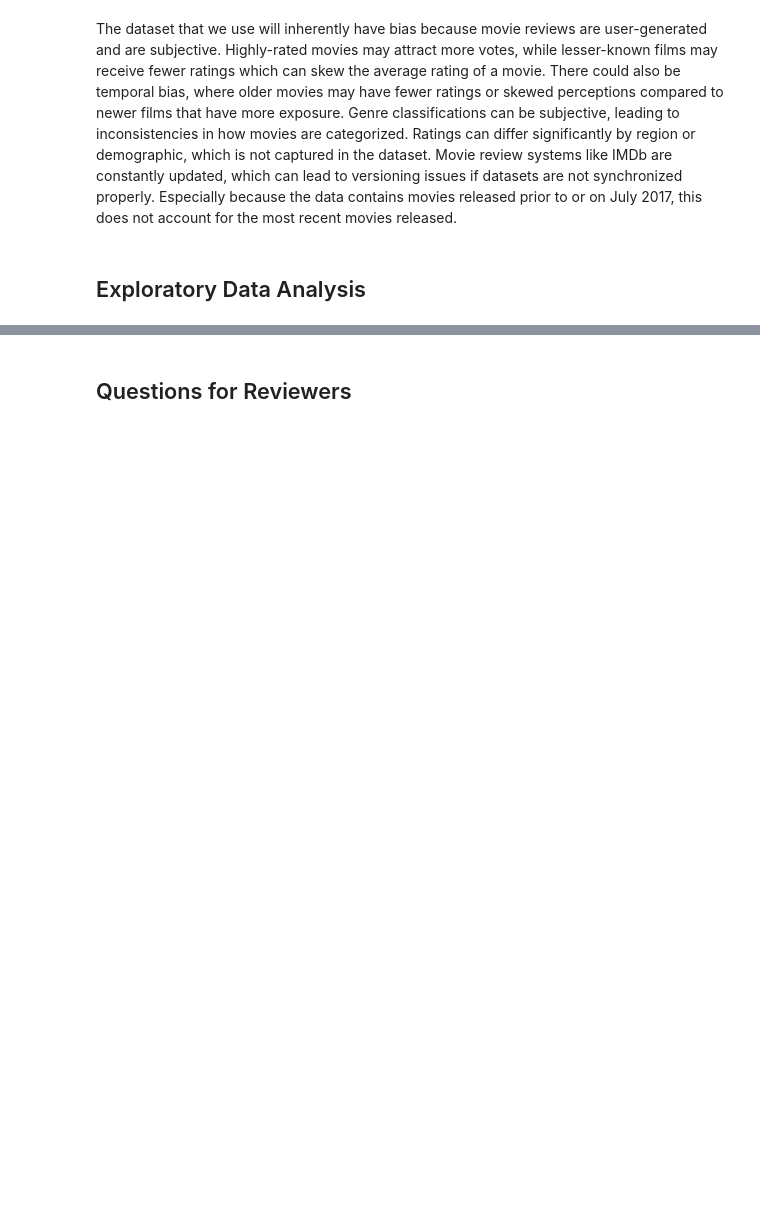
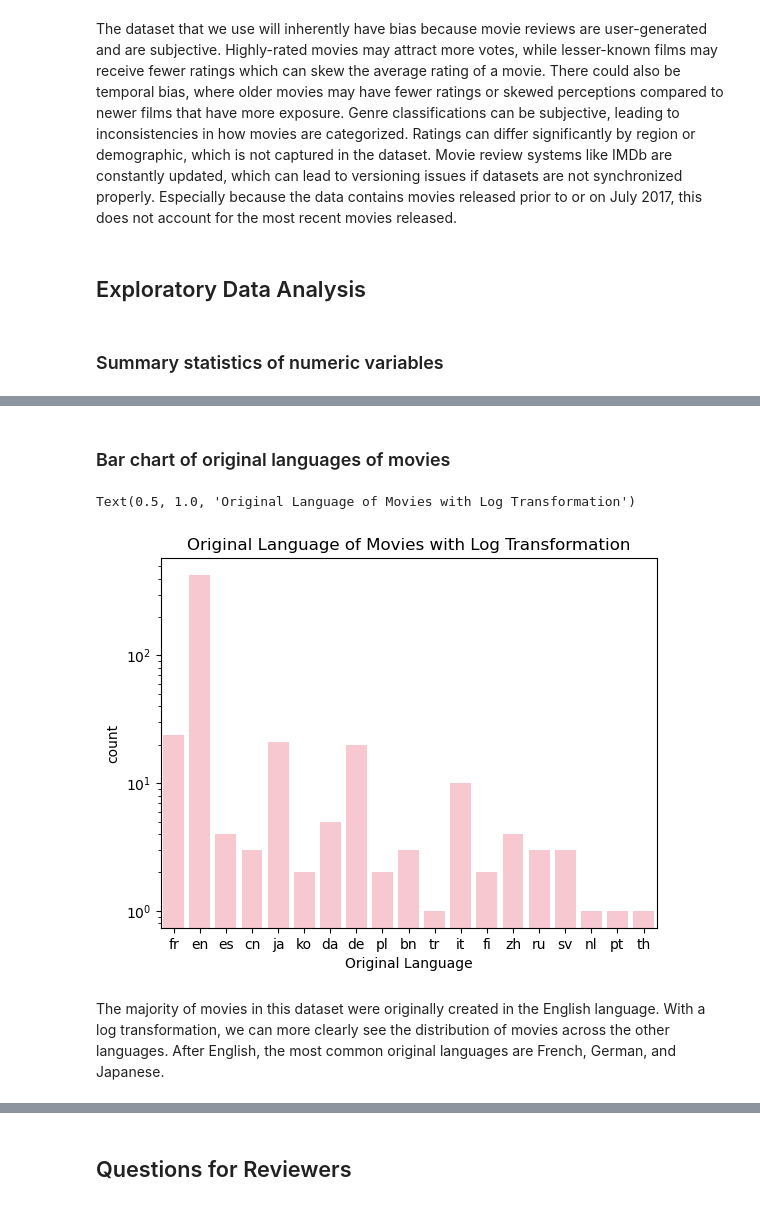
Before and after one commit to ay283/info2950_project, a Jupyter notebook: Phase2.ipynb, the cells around one changed output, grey strips where cells are left out. Drawn from its saved outputs; the diff is of its cells as text; code cells hidden in the pictures; blank space fills up the shorter version.

```diff
--- a/Phase2.ipynb
+++ b/Phase2.ipynb
@@ -162,4 +166,6 @@ https://grouplens.org/datasets/movielens/latest/
 The dataset that we use will inherently have bias because movie reviews are user-generated and are subjective. Highly-rated movies may attract more votes, while lesser-known films may receive fewer ratings which can skew the average rating of a movie. There could also be temporal bias, where older movies may have fewer ratings or skewed perceptions compared to newer films that have more exposure. Genre classifications can be subjective, leading to inconsistencies in how movies are categorized. Ratings can differ significantly by region or demographic, which is not captured in the dataset. Movie review systems like IMDb are constantly updated, which can lead to versioning issues if datasets are not synchronized properly. Especially because the data contains movies released prior to or on July 2017, this does not account for the most recent movies released.
 # %% [markdown]
 ## Exploratory Data Analysis
+# %% [markdown]
+### Summary statistics of numeric variables
 # %%
@@ -174,3 +182,15 @@ data[['budget', 'popularity', 'revenue', 'runtime', 'vote_average', 'vote_count'
 | 50% | 6.000000e+06 | 9.356264 | 3.300000e+07 | 102.000000 | 6.500000 | 383.000000 | 3.500000 | 6.000000 |
 | 75% | 3.700000e+07 | 13.184585 | 1.790338e+08 | 119.000000 | 7.100000 | 1225.000000 | 3.915094 | 21.000000 |
 | max | 3.800000e+08 | 123.167259 | 1.118889e+09 | 240.000000 | 8.500000 | 12269.000000 | 5.000000 | 324.000000 |
+# %% [markdown]
+### Bar chart of original languages of movies
+# %%
+plot = sns.countplot(data, x='original_language', color='pink')
+plt.yscale('log')
+plt.xlabel('Original Language')
+plt.title('Original Language of Movies with Log Transformation')
+# %% [output]
+Text(0.5, 1.0, 'Original Language of Movies with Log Transformation')
+[figure, added]
+# %% [markdown]
+The majority of movies in this dataset were originally created in the English language. With a log transformation, we can more clearly see the distribution of movies across the other languages. After English, the most common original languages are French, German, and Japanese.
```
Also changed, not shown: parts of 18 cells of this notebook.
